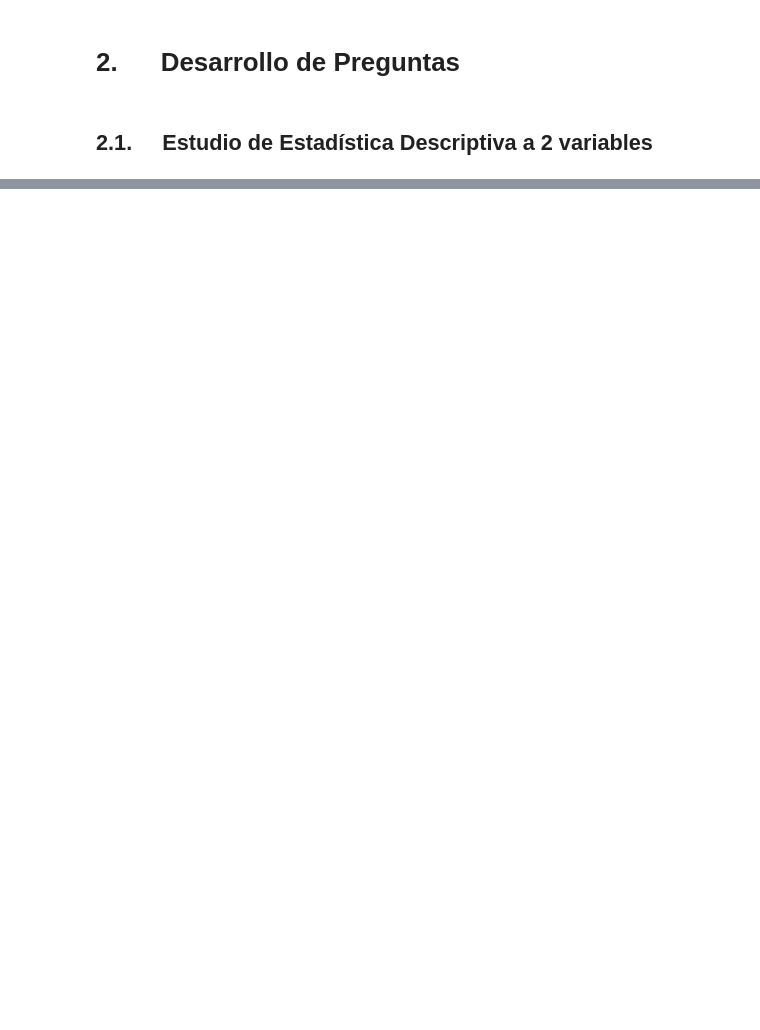
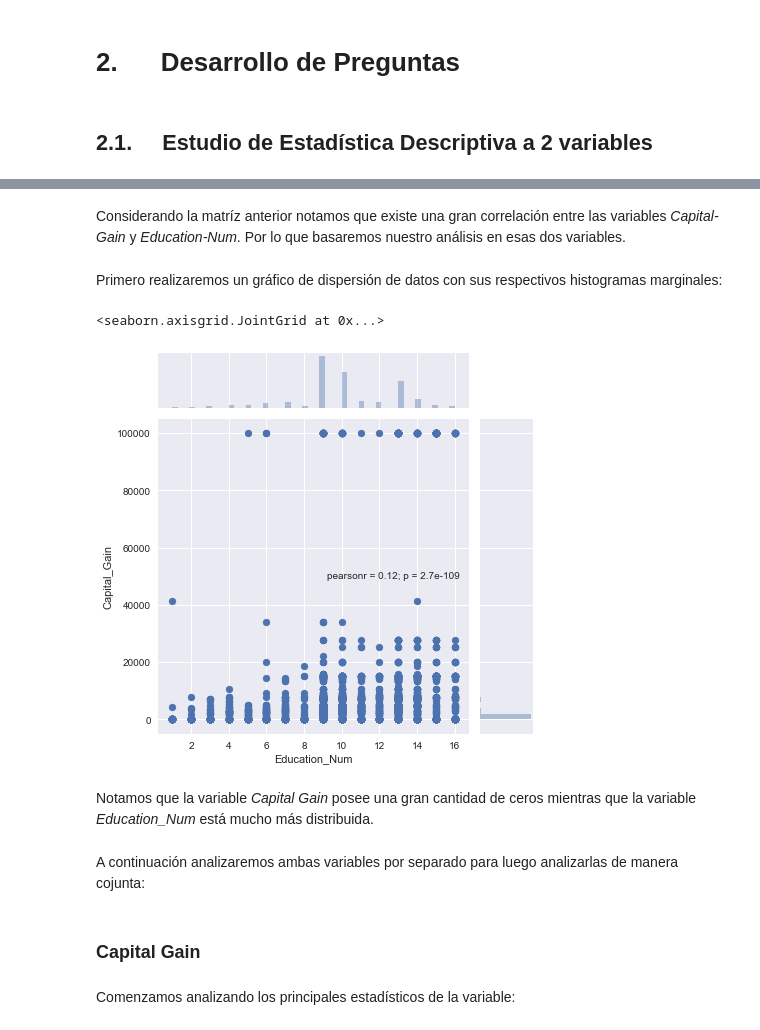
Before and after one commit to avberrio/Tarea1_AID, a Jupyter notebook: Tarea1.ipynb, the cells around one changed output, grey strips where cells are left out. Cells and saved outputs as stored; diff of their text form; code cells hidden in the pictures; blank space fills up the shorter version.

```diff
--- a/Tarea1.ipynb
+++ b/Tarea1.ipynb
@@ -39,3 +40,9 @@ A continuación, cargamos el dataset con pandas:
 # %%
 df = pd.DataFrame.from_csv('census_income_dataset.csv')
 df = df.reset_index()
+df = df.rename(columns={'Capital-gain':'Capital_Gain',
+                                                  'Education-Num':'Education_Num',
+                                                 'Capital-loss': 'Capital_loss',
+                                                 'hours-per-week': 'Hours_per_week',
+                                                 'Nartive-country': 'Native_country'})
+df.head()
@@ -49,0 +72,17 @@ df_quantitative = df.select_dtypes(exclude=['object'])
+# %% [markdown]
+Considerando la matríz anterior notamos que existe una gran correlación entre las variables *Capital-Gain* y *Education-Num*. Por lo que basaremos nuestro análisis en esas dos variables.
+# %% [markdown]
+Primero realizaremos un gráfico de dispersión de datos con sus respectivos histogramas marginales:
+# %%
+sns.jointplot(x="Education_Num", y="Capital_Gain", data=df)
+# %% [output]
+<seaborn.axisgrid.JointGrid at 0x...>
+[figure, added]
+# %% [markdown]
+Notamos que la variable *Capital Gain* posee una gran cantidad de ceros mientras que la variable *Education_Num* está mucho más distribuida.
+# %% [markdown]
+A continuación analizaremos ambas variables por separado para luego analizarlas de manera cojunta:
+# %% [markdown]
+### Capital Gain
+# %% [markdown]
+Comenzamos analizando los principales estadísticos de la variable:
```
Also changed, not shown: parts of 24 cells of this notebook, 1 other file.
